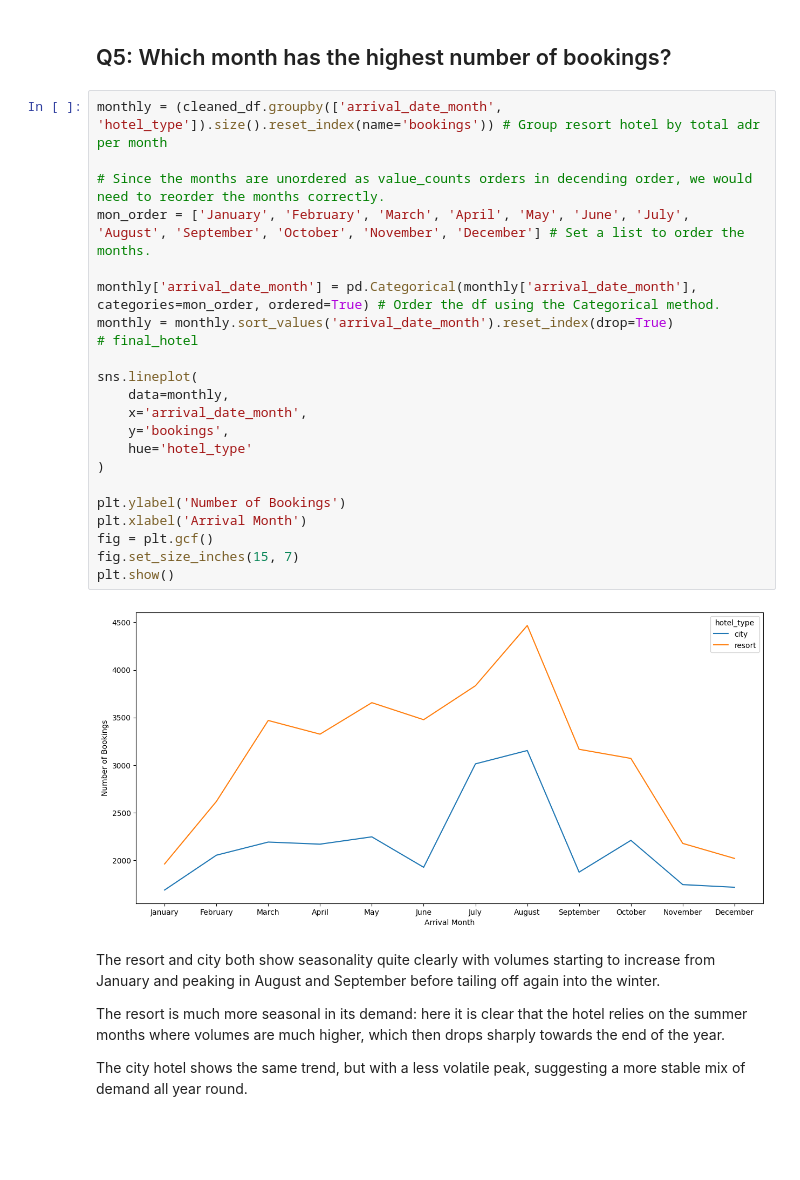
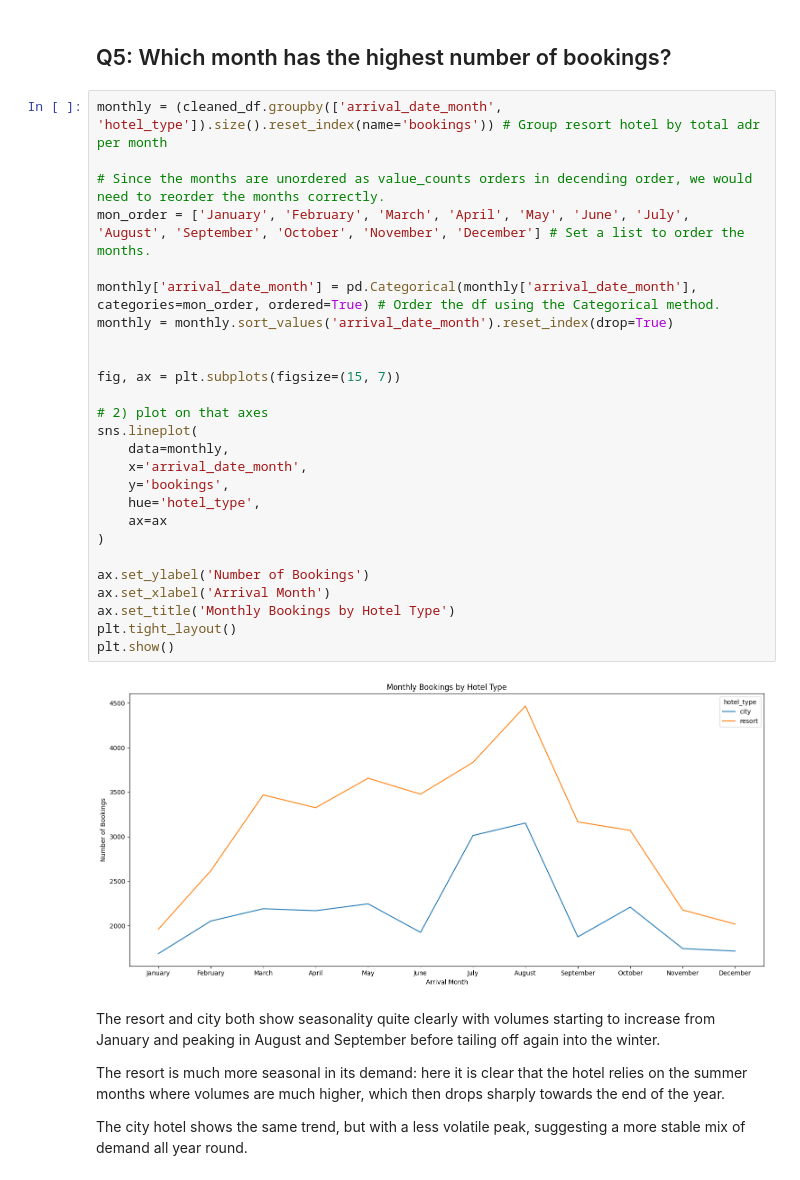
Before and after one commit to kayode-w/Hotel_EDA_with_Python, a Jupyter notebook: hotel_dataset.ipynb, the cells around one changed output. Cells and saved outputs as stored; diff of their text form; blank space fills up the shorter version.

```diff
--- a/hotel_dataset.ipynb
+++ b/hotel_dataset.ipynb
@@ -731,27 +735,31 @@ This tells us that customers are more attracted to the Resort hotel, perhaps due
 # %%
 monthly = (cleaned_df.groupby(['arrival_date_month', 'hotel_type']).size().reset_index(name='bookings')) # Group resort hotel by total adr per month
 
 # Since the months are unordered as value_counts orders in decending order, we would need to reorder the months correctly.
 mon_order = ['January', 'February', 'March', 'April', 'May', 'June', 'July', 'August', 'September', 'October', 'November', 'December'] # Set a list to order the months.
 
 monthly['arrival_date_month'] = pd.Categorical(monthly['arrival_date_month'], categories=mon_order, ordered=True) # Order the df using the Categorical method.
 monthly = monthly.sort_values('arrival_date_month').reset_index(drop=True)
-# final_hotel
 
+
+fig, ax = plt.subplots(figsize=(15, 7))
+
+# 2) plot on that axes
 sns.lineplot(
     data=monthly,
     x='arrival_date_month',
     y='bookings',
-    hue='hotel_type'
+    hue='hotel_type',
+    ax=ax
 )
 
-plt.ylabel('Number of Bookings')
-plt.xlabel('Arrival Month')
-fig = plt.gcf()
-fig.set_size_inches(15, 7)
+ax.set_ylabel('Number of Bookings')
+ax.set_xlabel('Arrival Month')
+ax.set_title('Monthly Bookings by Hotel Type')
+plt.tight_layout()
 plt.show()
 # %% [output]
-[figure, old version]
+[figure, new version]
 # %% [markdown]
 The resort and city both show seasonality quite clearly with volumes starting to increase from January and peaking in August and September before tailing off again into the winter.
 
```
Also changed, not shown: parts of 7 cells of this notebook.
